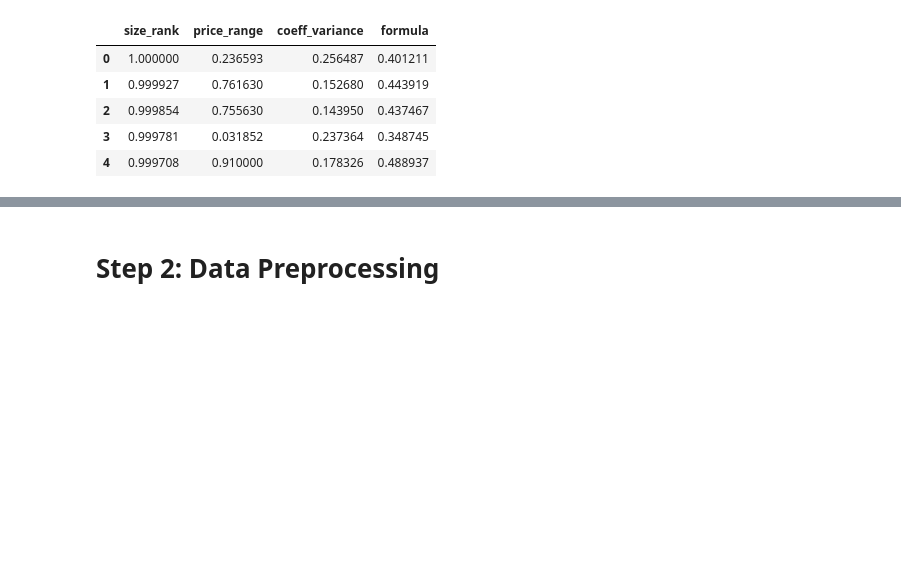
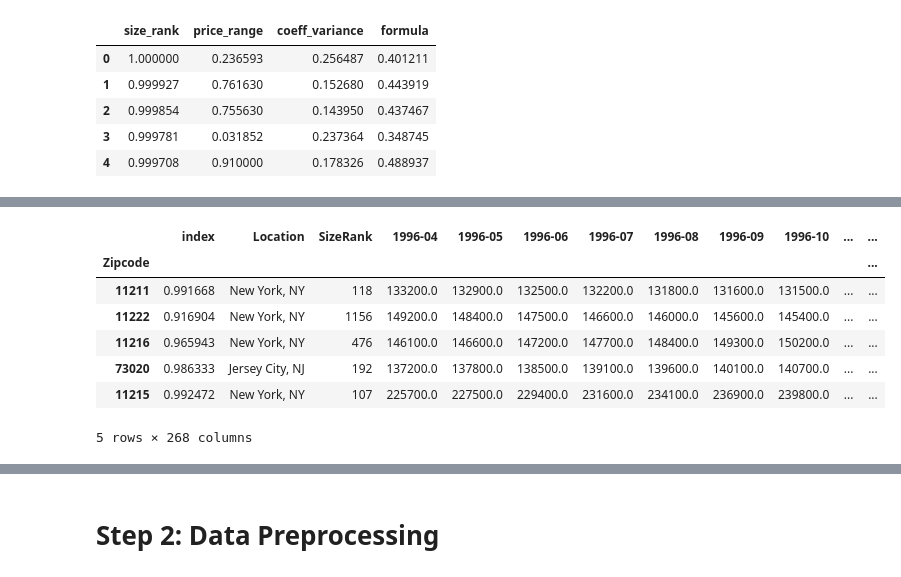
Before and after one commit to tjkim614/zillow_investment_recommendation, a Jupyter notebook: Final Model.ipynb, the cells around one changed output, grey strips where cells are left out. Drawn from its saved outputs; the diff is of its cells as text; code cells hidden in the pictures; blank space fills up the shorter version.

```diff
--- a/Final Model.ipynb
+++ b/Final Model.ipynb
@@ -193 +170,12 @@ filtered_data.sort_values(by=['metrics'], ascending=False)
+# %%
+data
+# %% [output]
+|  | index | Location | SizeRank | 1996-04 | 1996-05 | 1996-06 | 1996-07 | 1996-08 | 1996-09 | 1996-10 | ... | ... |
+| Zipcode |  |  |  |  |  |  |  |  |  |  |  | ... |
+| 11211 | 0.991668 | New York, NY | 118 | 133200.0 | 132900.0 | 132500.0 | 132200.0 | 131800.0 | 131600.0 | 131500.0 | ... | ... |
+| 11222 | 0.916904 | New York, NY | 1156 | 149200.0 | 148400.0 | 147500.0 | 146600.0 | 146000.0 | 145600.0 | 145400.0 | ... | ... |
+| 11216 | 0.965943 | New York, NY | 476 | 146100.0 | 146600.0 | 147200.0 | 147700.0 | 148400.0 | 149300.0 | 150200.0 | ... | ... |
+| 73020 | 0.986333 | Jersey City, NJ | 192 | 137200.0 | 137800.0 | 138500.0 | 139100.0 | 139600.0 | 140100.0 | 140700.0 | ... | ... |
+| 11215 | 0.992472 | New York, NY | 107 | 225700.0 | 227500.0 | 229400.0 | 231600.0 | 234100.0 | 236900.0 | 239800.0 | ... | ... |
+5 rows × 268 columns
 # %%
```
Also changed, not shown: parts of 22 cells of this notebook, 1 other file.
